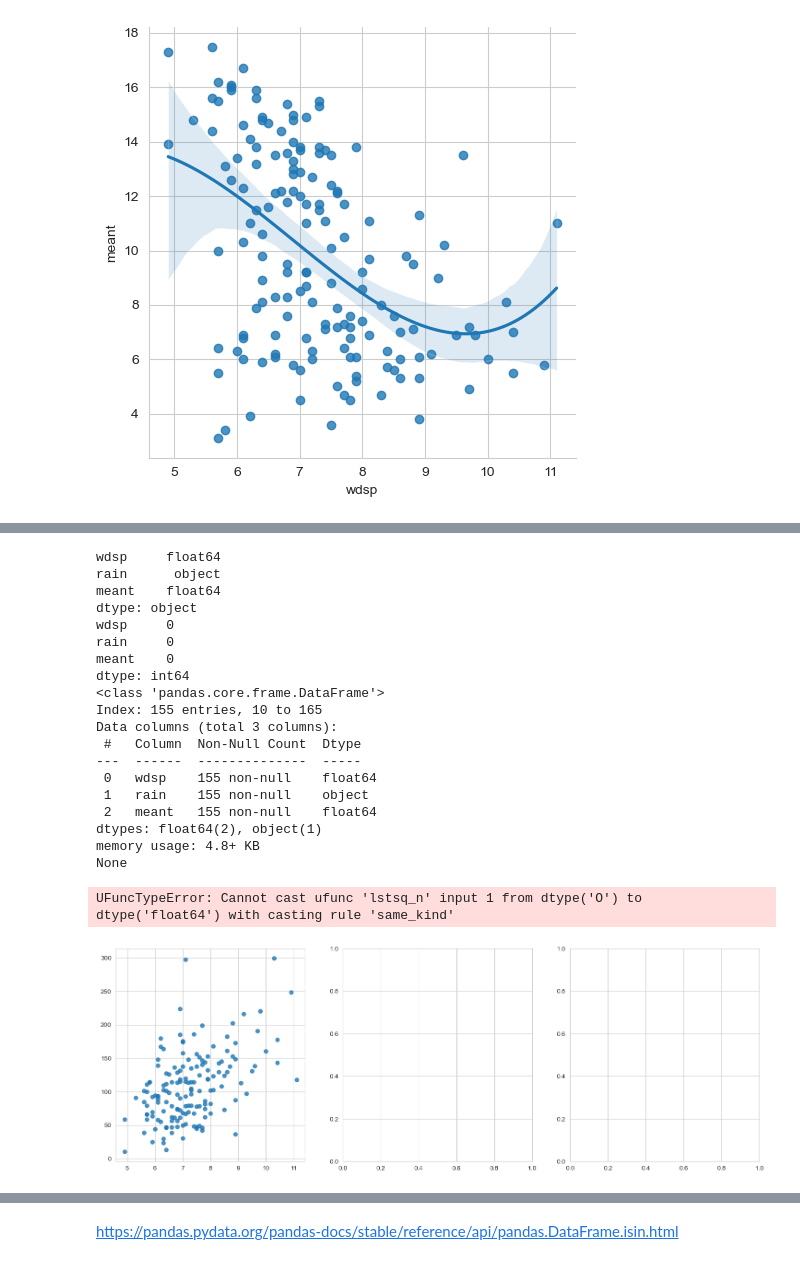
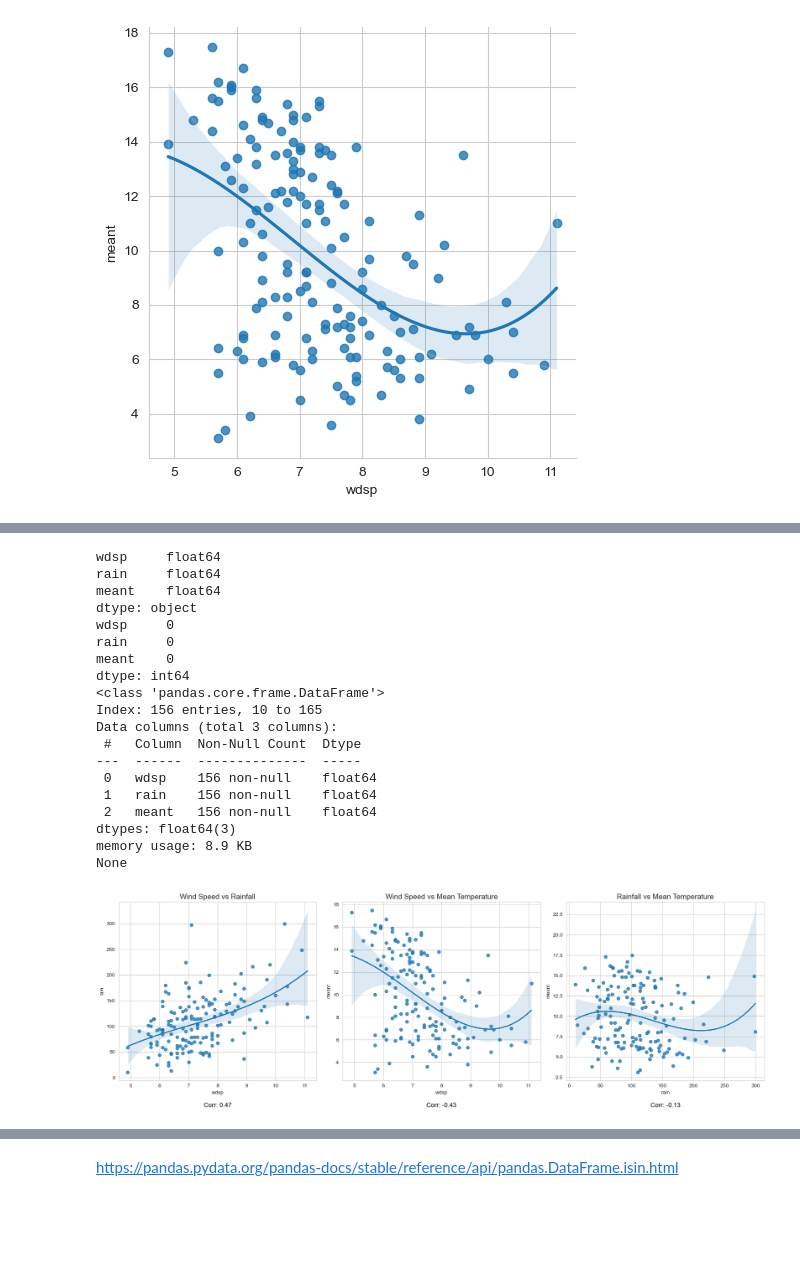
Before and after one commit to MattiDoubleU/PFDA, a Jupyter notebook: Project/Project2024.ipynb, the cells around one changed output, grey strips where cells are left out. Drawn from its saved outputs; the diff is of its cells as text; code cells hidden in the pictures; blank space fills up the shorter version.

```diff
--- a/Project/Project2024.ipynb
+++ b/Project/Project2024.ipynb
@@ -309,0 +349,8 @@ plt.show()
+# %%
+# Convert to numeric, handle missing values.
+df['rain'] = pd.to_numeric(df['rain'], errors='coerce')
+mean_rain = df['rain'].mean()
+df['rain'] = df['rain'].fillna(mean_rain)
+
+# Verify data types.
+print(df.dtypes)
@@ -337,7 +396,7 @@ print(df[['wdsp', 'rain', 'meant']].isna().sum())
 print(df[['wdsp', 'rain', 'meant']].info())
 # %% [output]
 wdsp     float64
-rain      object
+rain     float64
 meant    float64
 dtype: object
 wdsp     0
@@ -345,51 +404,52 @@ rain     0
 meant    0
 dtype: int64
 <class 'pandas.core.frame.DataFrame'>
-Index: 155 entries, 10 to 165
+Index: 156 entries, 10 to 165
 Data columns (total 3 columns):
  #   Column  Non-Null Count  Dtype
 ---  ------  --------------  -----
- 0   wdsp    155 non-null    float64
- 1   rain    155 non-null    object
- 2   meant   155 non-null    float64
-dtypes: float64(2), object(1)
-memory usage: 4.8+ KB
+ 0   wdsp    156 non-null    float64
+ 1   rain    156 non-null    float64
+ 2   meant   156 non-null    float64
+dtypes: float64(3)
+memory usage: 8.9 KB
 None
 # %%
 # Ensure columns are numeric.
 df.loc[:, 'wdsp'] = pd.to_numeric(df['wdsp'], errors='coerce')
 df.loc[:, 'rain'] = pd.to_numeric(df['rain'], errors='coerce')
 df.loc[:, 'meant'] = pd.to_numeric(df['meant'], errors='coerce')
+df[pd.to_numeric(df['rain'], errors='coerce').isna()]
 
 # Handle missing values, drop rows with NaNs etc.
 df = df.dropna(subset=['wdsp', 'rain', 'meant'])
+df.loc[:, 'rain'] = pd.to_numeric(df['rain'], errors='coerce')
 
 # Set style.
 sns.set_style('whitegrid')
 
 # Create a figure with 3 subplots in a single row.
 fig, axes = plt.subplots(1, 3, figsize=(18, 6))
 
 plots = [
     ('wdsp', 'rain', 'Wind Speed vs Rainfall'),
     ('wdsp', 'meant', 'Wind Speed vs Mean Temperature'),
     ('rain', 'meant', 'Rainfall vs Mean Temperature'),
 ]
 
 # Loop over the axes and data.
 for ax, (x, y, title) in zip(axes, plots):
     # Scatter plot with regression line.
     sns.regplot(x=x, y=y, data=df, order=3, ax=ax)
     ax.set_title(title, fontsize=14)
 
     # Calculate and display correlation coefficient.
     corr_coef = np.corrcoef(df[x].dropna(), df[y].dropna())[0, 1]
     ax.annotate(f'Corr: {corr_coef:.2f}', xy=(0.5, -0.15), xycoords='axes fraction',
                 ha='center', fontsize=12, color='black')
 
 # Adjust layout.
 plt.tight_layout()
 plt.show()
 # %% [output]
-UFuncTypeError: Cannot cast ufunc 'lstsq_n' input 1 from dtype('O') to dtype('float64') with casting rule 'same_kind'
-[figure, old version]
+[figure, new version]
```
Also changed, not shown: parts of 23 cells of this notebook.
